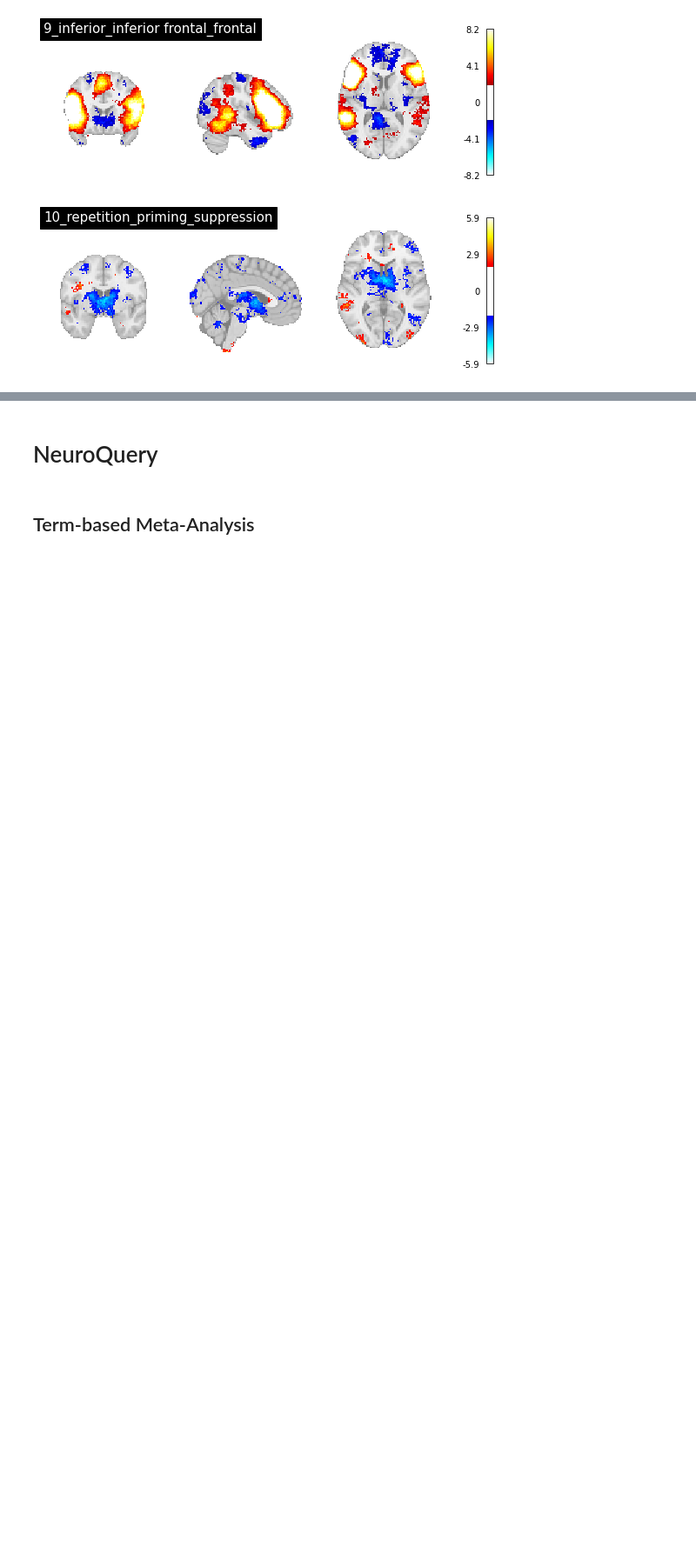
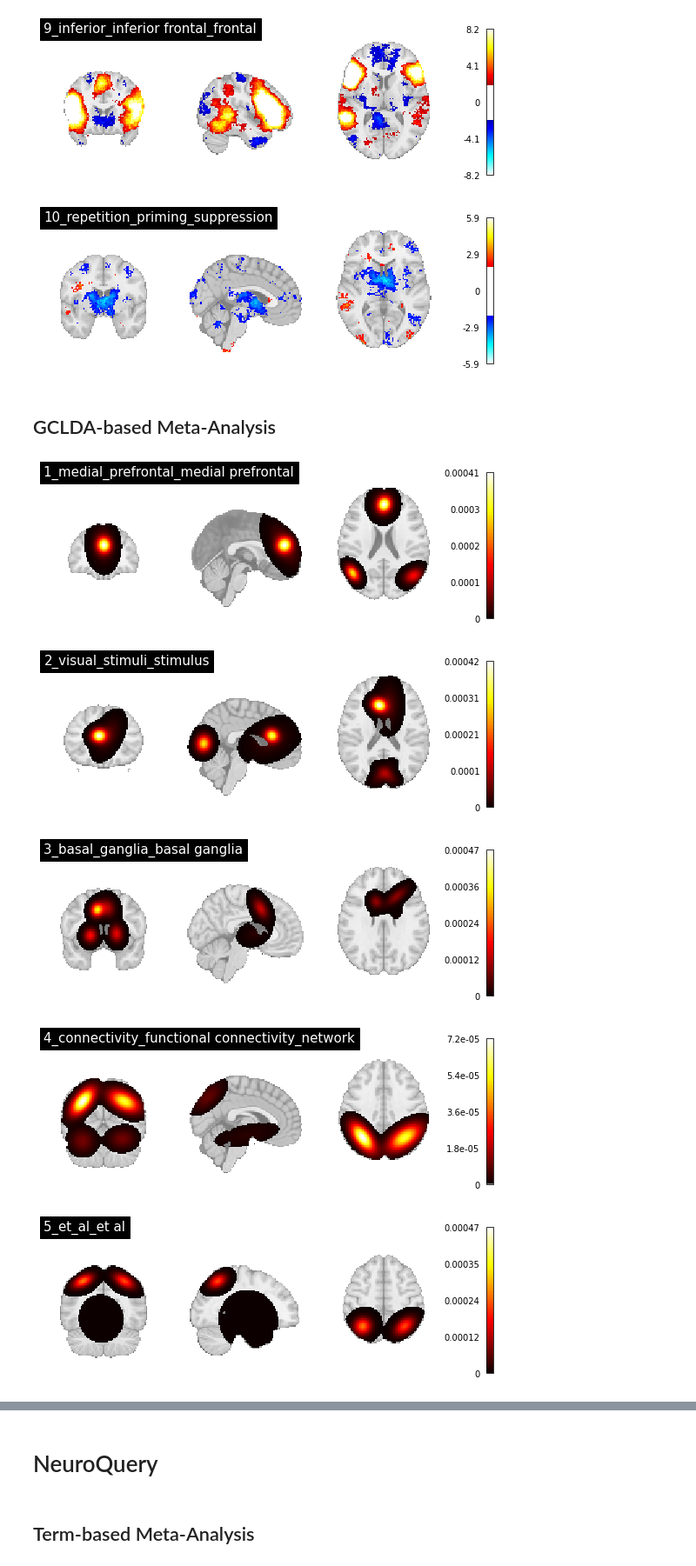
Before and after one commit to NBCLab/gradient-decoding, a Jupyter notebook: figures/meta-analysis.ipynb, the cells around one changed output, grey strips where cells are left out. Shown at 87% size. Saved outputs shown, nothing was run; the diff lists cells and outputs as text; code cells hidden in the pictures; blank space fills up the shorter version.

```diff
--- a/figures/meta-analysis.ipynb
+++ b/figures/meta-analysis.ipynb
@@ -40,3 +53,15 @@ plot_meta_maps(lda_based_ns_decoder_fn)
 [figure]
 [figure]
 [figure]
+# %% [markdown]
+## GCLDA-based Meta-Analysis
+# %%
+
+gclda_based_ns_decoder_fn = op.join(output_dir, "gclda_neurosynth_model.pkl.gz")
+plot_meta_maps(gclda_based_ns_decoder_fn, threshold=0.000001, model="gclda")
+# %% [output]
+[figure, added]
+[figure, added]
+[figure, added]
+[figure, added]
+[figure, added]
```
Also changed, not shown: parts of 8 cells of this notebook, 4 other files.
